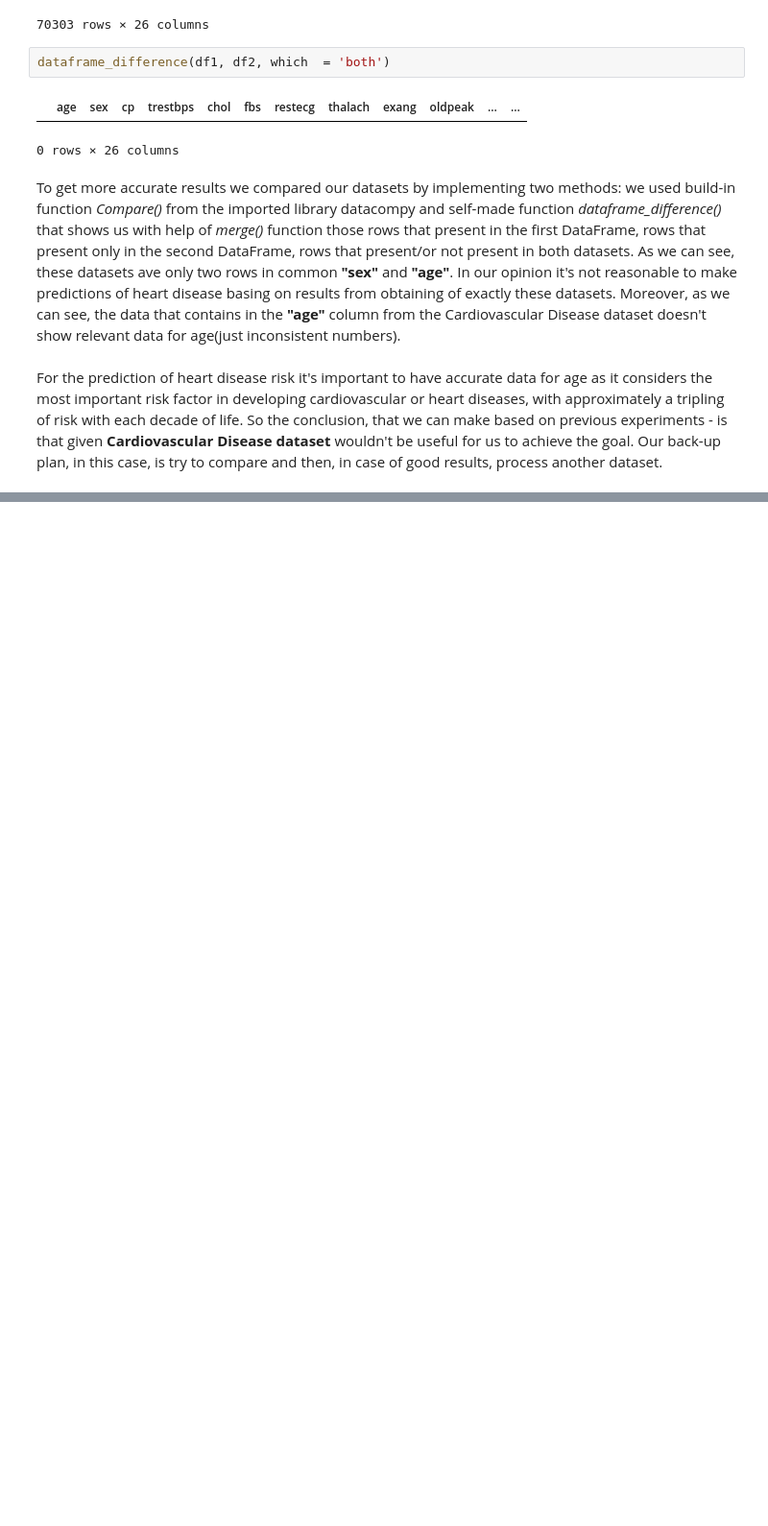
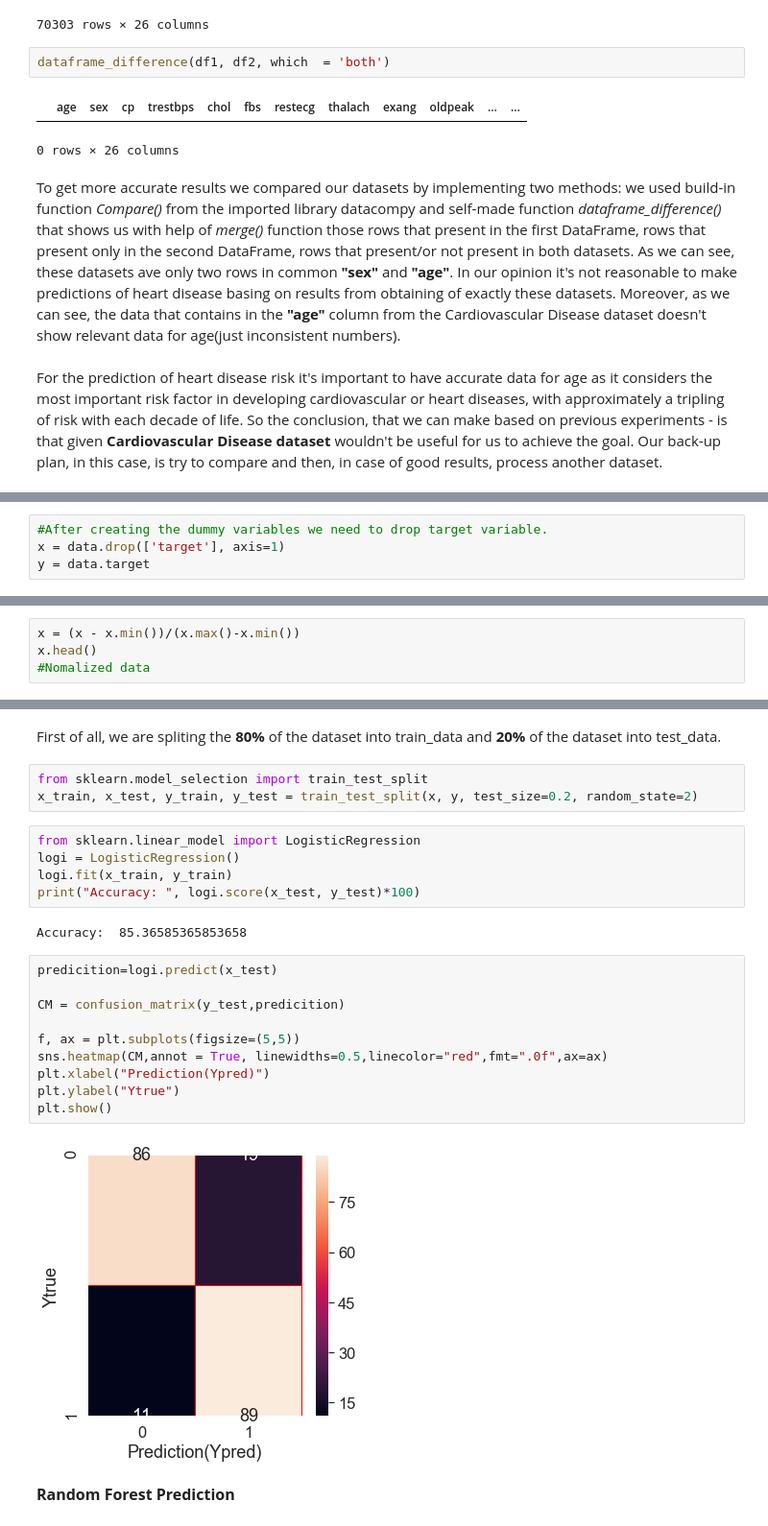
Before and after one commit to DashaShevkoplyas/heart_disease_prediction, a Jupyter notebook: Prediction of Heart Diseases.ipynb, the cells around one changed output, grey strips where cells are left out. Shown: that part at 96% size. Saved outputs shown, nothing was run; the diff lists cells and outputs as text; blank space fills up the shorter version.

```diff
--- a/Prediction of Heart Diseases.ipynb
+++ b/Prediction of Heart Diseases.ipynb
@@ -127,0 +417,4 @@ Our back-up plan, in this case, is try to compare and then, in case of good resu
+# %%
+#After creating the dummy variables we need to drop target variable.
+x = data.drop(['target'], axis=1)
+y = data.target
@@ -127,0 +443,4 @@ Our back-up plan, in this case, is try to compare and then, in case of good resu
+# %%
+x = (x - x.min())/(x.max()-x.min())
+x.head()
+#Nomalized data
@@ -127,0 +463,26 @@ Our back-up plan, in this case, is try to compare and then, in case of good resu
+# %% [markdown]
+First of all, we are spliting the <b>80%</b> of the dataset into train_data and <b>20%</b> of the dataset into test_data.
+# %%
+from sklearn.model_selection import train_test_split
+x_train, x_test, y_train, y_test = train_test_split(x, y, test_size=0.2, random_state=2)
+# %%
+from sklearn.linear_model import LogisticRegression
+logi = LogisticRegression()
+logi.fit(x_train, y_train)
+print("Accuracy: ", logi.score(x_test, y_test)*100)
+# %% [output]
+Accuracy:  85.36585365853658
+# %%
+predicition=logi.predict(x_test)
+
+CM = confusion_matrix(y_test,predicition)
+
+f, ax = plt.subplots(figsize=(5,5))
+sns.heatmap(CM,annot = True, linewidths=0.5,linecolor="red",fmt=".0f",ax=ax)
+plt.xlabel("Prediction(Ypred)")
+plt.ylabel("Ytrue")
+plt.show()
+# %% [output]
+[figure, added]
+# %% [markdown]
+<div><font size="3"><b>Random Forest Prediction</b></font></div>
```
Also changed, not shown: parts of 43 cells of this notebook.
